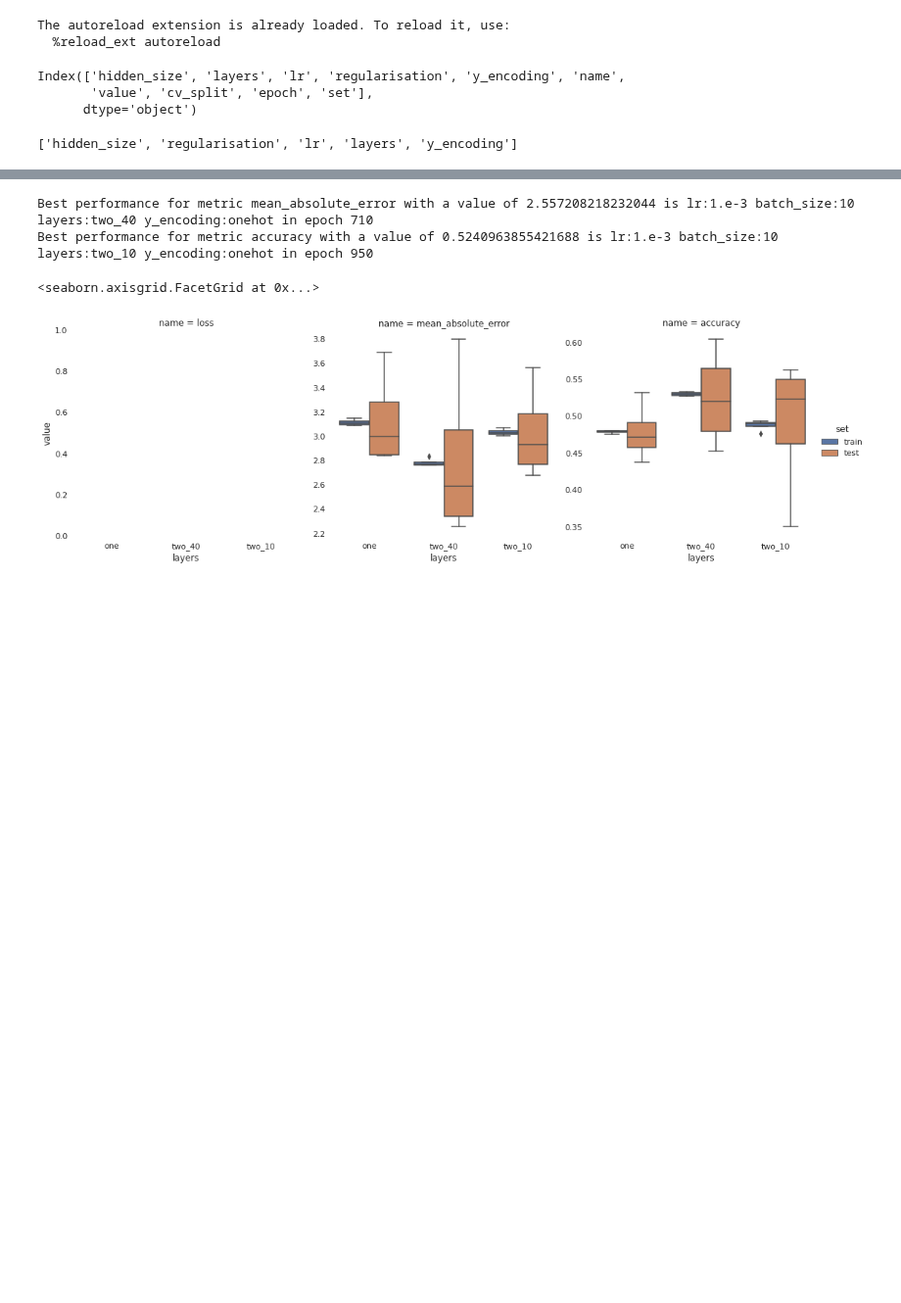
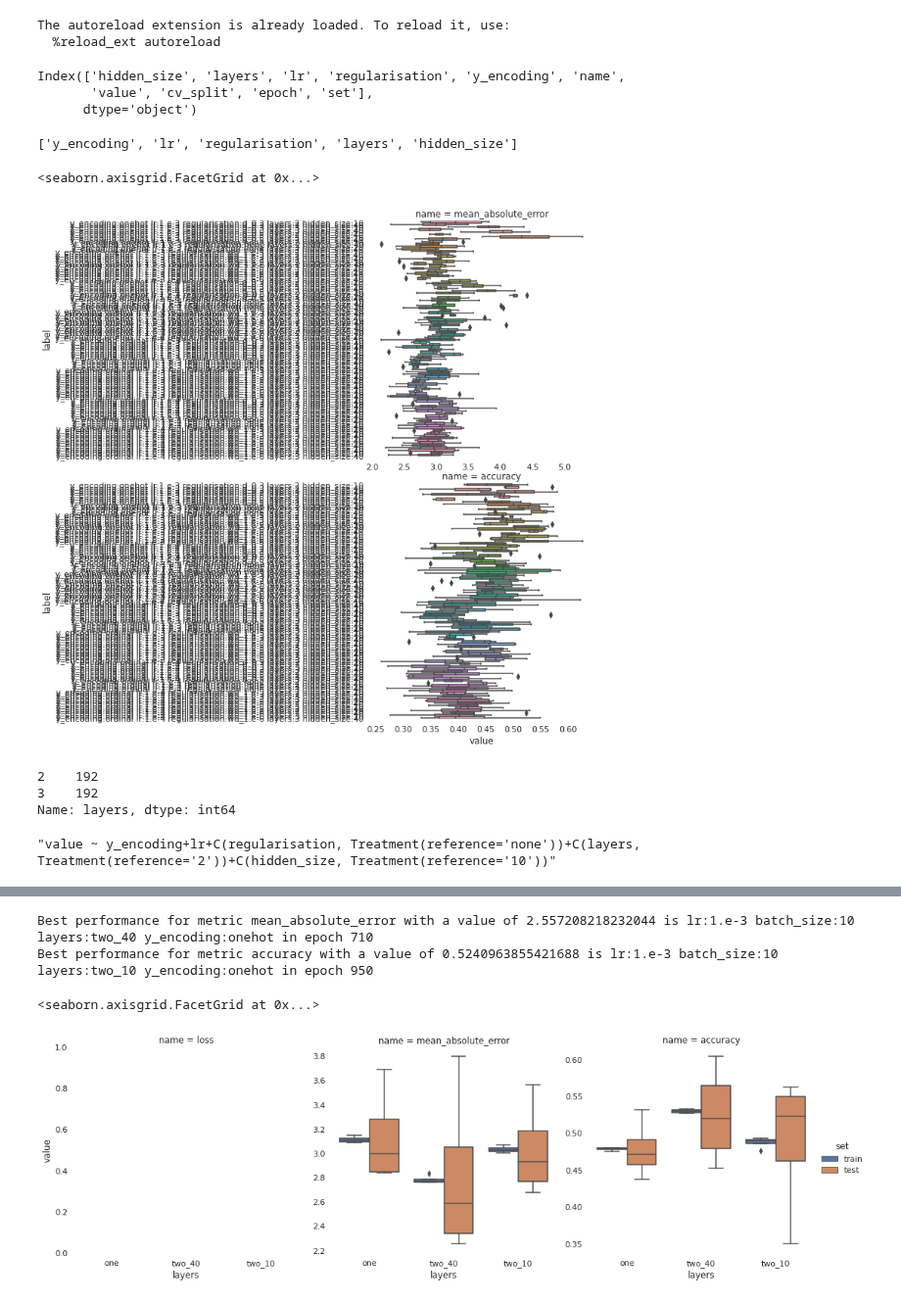
Before and after one commit to center-for-humans-and-machines/algorithmic-institutions, a Jupyter notebook: notebooks/vis/neural_wdr.ipynb, the cells around one changed output, grey strips where cells are left out. Shown at 98% size. Drawn from its saved outputs; the diff is of its cells as text; code cells hidden in the pictures; blank space fills up the shorter version.

```diff
--- a/notebooks/vis/neural_wdr.ipynb
+++ b/notebooks/vis/neural_wdr.ipynb
@@ -33,23 +34,33 @@ make_dir(merged_folder)
 # %% [output]
 The autoreload extension is already loaded. To reload it, use:
   %reload_ext autoreload
-# %%
-metrics_df = merge_files_by_name(folder, 'metrics.parquet')
-metrics_df.to_parquet(os.path.join(merged_folder, 'metrics.parquet'))
-confusion_matrix_df = merge_files_by_name(folder, 'confusion_matrix.parquet')
-confusion_matrix_df.to_parquet(os.path.join(merged_folder, 'confusion_matrix.parquet'))
-synthethetic_df = merge_files_by_name(folder, 'synthetic_predicitions.parquet')
-synthethetic_df.to_parquet(os.path.join(merged_folder, 'synthetic_predicitions.parquet'))
-metrics_df.columns
-# %% [output]
-Index(['hidden_size', 'layers', 'lr', 'regularisation', 'y_encoding', 'name',
-       'value', 'cv_split', 'epoch', 'set'],
-      dtype='object')
+# %%
+file_names = ['metrics.parquet', 'confusion_matrix.parquet', 'synthetic_predicitions.parquet']
+
+def get_df(file_name, merged_folder, folder):
+    m_file = os.path.join(merged_folder, file_name)
+    if not os.path.isfile(m_file):
+        df = merge_files_by_name(folder, file_name)
+        df.to_parquet(m_file)
+        return df
+    else:
+        return pd.read_parquet(m_file)
+
+metrics_df, confusion_matrix_df, synthethetic_df = (
+    get_df(file_name, merged_folder, folder)
+    for file_name in file_names
+)
+
+metrics_df.columns
+# %% [output]
+Index(['hidden_size', 'layers', 'lr', 'regularisation', 'y_encoding', 'name',
+       'value', 'cv_split', 'epoch', 'set'],
+      dtype='object')
 # %%
 labels = list(set(metrics_df.columns) - set(['name', 'value', 'cv_split', 'epoch', 'set']))
 labels
 # %% [output]
-['hidden_size', 'regularisation', 'lr', 'layers', 'y_encoding']
+['y_encoding', 'lr', 'regularisation', 'layers', 'hidden_size']
 # %%
 metrics_df['label'] = ''
 bw = ''
@@ -59,10 +70,36 @@ for l in labels:
 # %%
 w = (
     (metrics_df['name'].isin(['accuracy', 'mean_absolute_error'])) &
     (metrics_df['set'] == 'test') &
+    (metrics_df['y_encoding'] != 'numeric') &
     (metrics_df['epoch'] == 990)
 )
 df = metrics_df[w]
 # df['y_ordinal'] = df['y_ordinal'].astype(str)
 df = df.sort_values(labels)
 sns.catplot(data=df, x='value', row='name', y='label', orient='h', kind='box', sharex=False)
+# %% [output]
+<seaborn.axisgrid.FacetGrid at 0x...>
+[figure, added]
+# %%
+df['layers'].value_counts()
+# %% [output]
+2    192
+3    192
+Name: layers, dtype: int64
+# %%
+to_string = ['layers', 'hidden_size']
+metrics_df[to_string] = metrics_df[to_string].astype(str)
+
+label_ref = {
+    'regularisation': 'none',
+    'layers': 2,
+    'hidden_size': 10,
+}
+
+label_str = [f"C({l}, Treatment(reference='{label_ref[l]}'))" if l in label_ref else l for l in labels]
+
+model_str = f"value ~ {'+'.join(label_str)}"
+model_str
+# %% [output]
+"value ~ y_encoding+lr+C(regularisation, Treatment(reference='none'))+C(layers, Treatment(reference='2'))+C(hidden_size, Treatment(reference='10'))"
```
Also changed, not shown: parts of 6 cells of this notebook.
